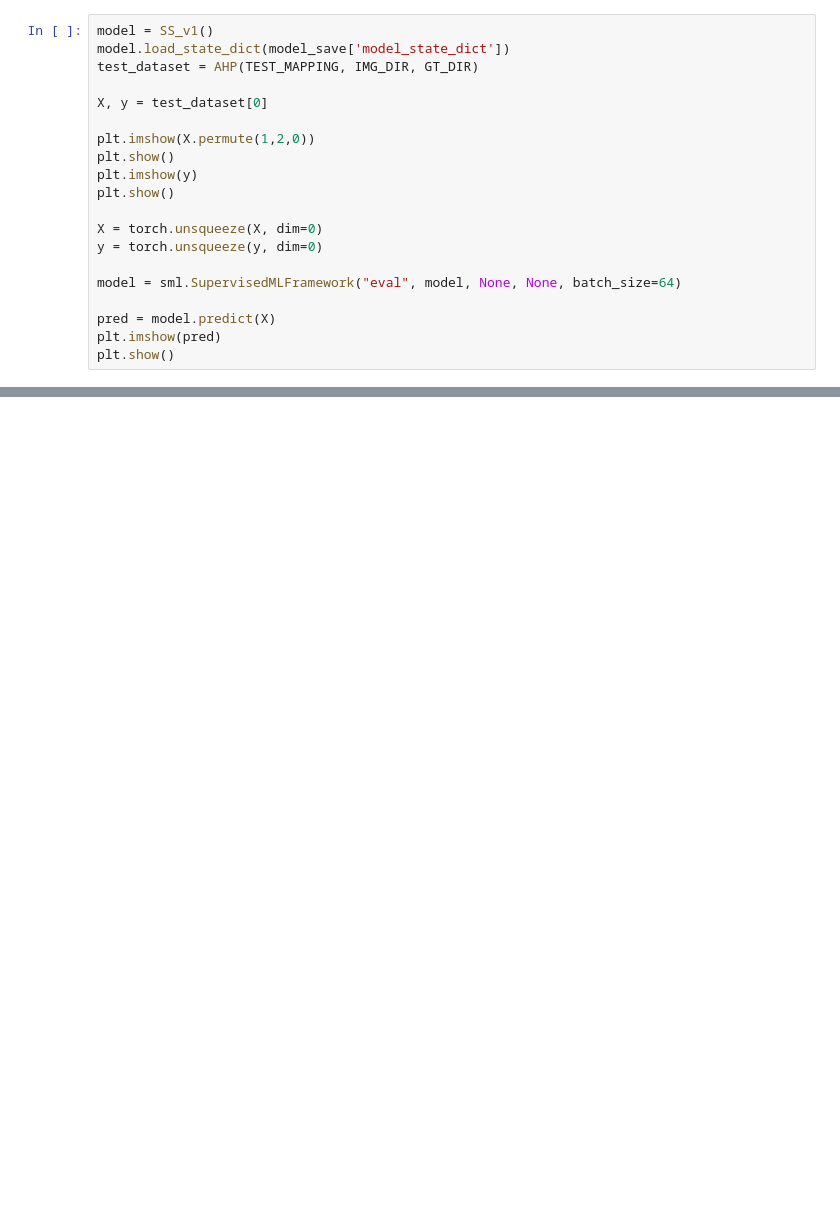
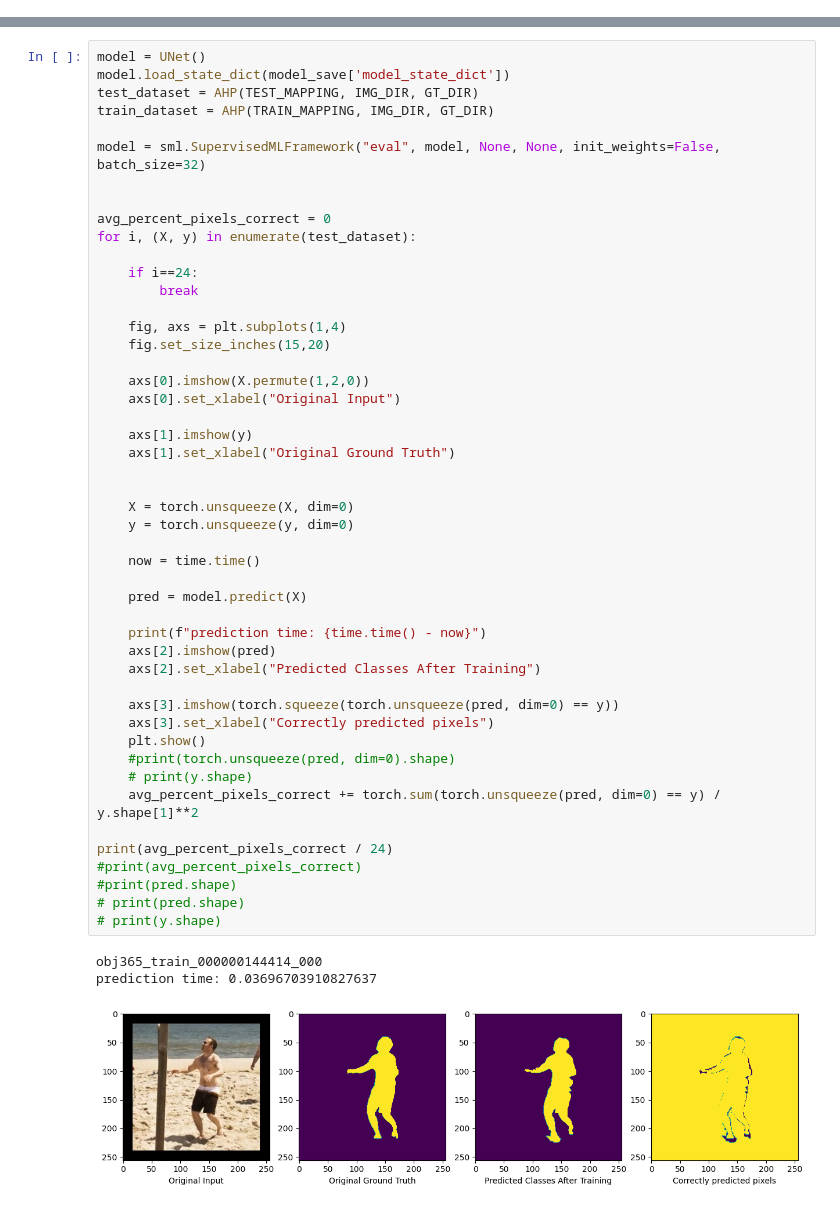
Before and after one commit to seadniksic/human_segmentation, a Jupyter notebook: check_model_progress.ipynb, the cells around one changed output, grey strips where cells are left out. Saved outputs shown, nothing was run; the diff lists cells and outputs as text; blank space fills up the shorter version.

Commit message:
writing real time test script.  Working on inverse crop function

```diff
--- a/check_model_progress.ipynb
+++ b/check_model_progress.ipynb
@@ -14,22 +16,2 @@ file_path = "C:\\Users\\sayba\\Documents\\University\\Spring_2023_T8\\1896\\huma
 
 model_save = torch.load(file_path)
-# %%
-model = SS_v1()
-model.load_state_dict(model_save['model_state_dict'])
-test_dataset = AHP(TEST_MAPPING, IMG_DIR, GT_DIR)
-
-X, y = test_dataset[0]
-
-plt.imshow(X.permute(1,2,0))
-plt.show()
-plt.imshow(y)
-plt.show()
-
-X = torch.unsqueeze(X, dim=0)
-y = torch.unsqueeze(y, dim=0)
-
-model = sml.SupervisedMLFramework("eval", model, None, None, batch_size=64)
-
-pred = model.predict(X)
-plt.imshow(pred)
-plt.show()
@@ -39,0 +18,52 @@ plt.show()
+# %%
+model = UNet()
+model.load_state_dict(model_save['model_state_dict'])
+test_dataset = AHP(TEST_MAPPING, IMG_DIR, GT_DIR)
+train_dataset = AHP(TRAIN_MAPPING, IMG_DIR, GT_DIR)
+
+model = sml.SupervisedMLFramework("eval", model, None, None, init_weights=False, batch_size=32)
+
+
+avg_percent_pixels_correct = 0
+for i, (X, y) in enumerate(test_dataset):
+
+    if i==24:
+        break
+
+    fig, axs = plt.subplots(1,4)
+    fig.set_size_inches(15,20)
+
+    axs[0].imshow(X.permute(1,2,0))
+    axs[0].set_xlabel("Original Input")
+
+    axs[1].imshow(y)
+    axs[1].set_xlabel("Original Ground Truth")
+
+
+    X = torch.unsqueeze(X, dim=0)
+    y = torch.unsqueeze(y, dim=0)
+
+    now = time.time()
+
+    pred = model.predict(X)
+
+    print(f"prediction time: {time.time() - now}")
+    axs[2].imshow(pred)
+    axs[2].set_xlabel("Predicted Classes After Training")
+
+    axs[3].imshow(torch.squeeze(torch.unsqueeze(pred, dim=0) == y))
+    axs[3].set_xlabel("Correctly predicted pixels")
+    plt.show()
+    #print(torch.unsqueeze(pred, dim=0).shape)
+    # print(y.shape)
+    avg_percent_pixels_correct += torch.sum(torch.unsqueeze(pred, dim=0) == y) / y.shape[1]**2
+
+print(avg_percent_pixels_correct / 24)
+#print(avg_percent_pixels_correct)
+#print(pred.shape)
+# print(pred.shape)
+# print(y.shape)
+# %% [output]
+obj365_train_000000144414_000
+prediction time: 0.03696703910827637
+[figure, added]
```
Also changed, not shown: parts of 4 cells of this notebook, 7 other files.
